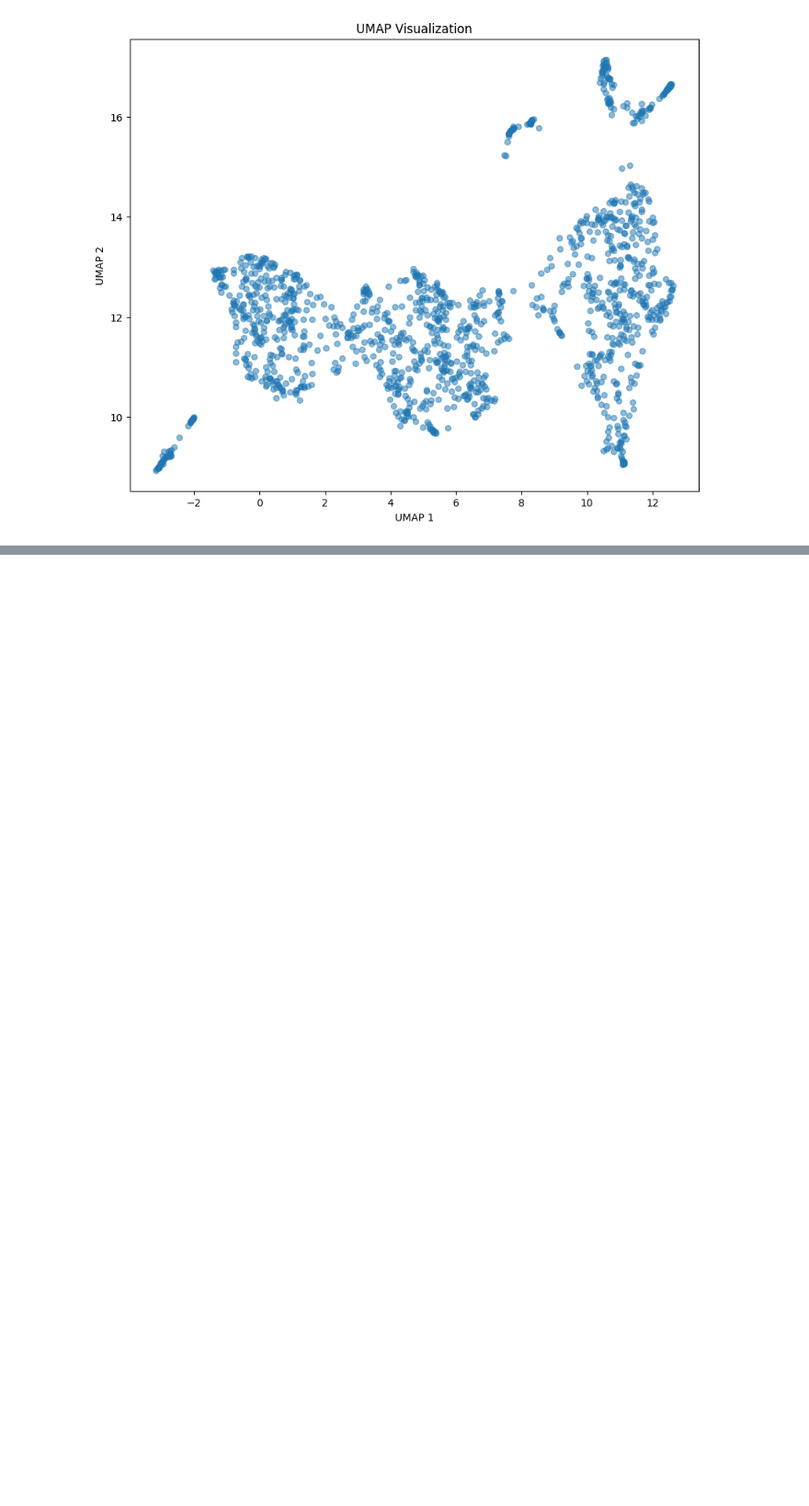
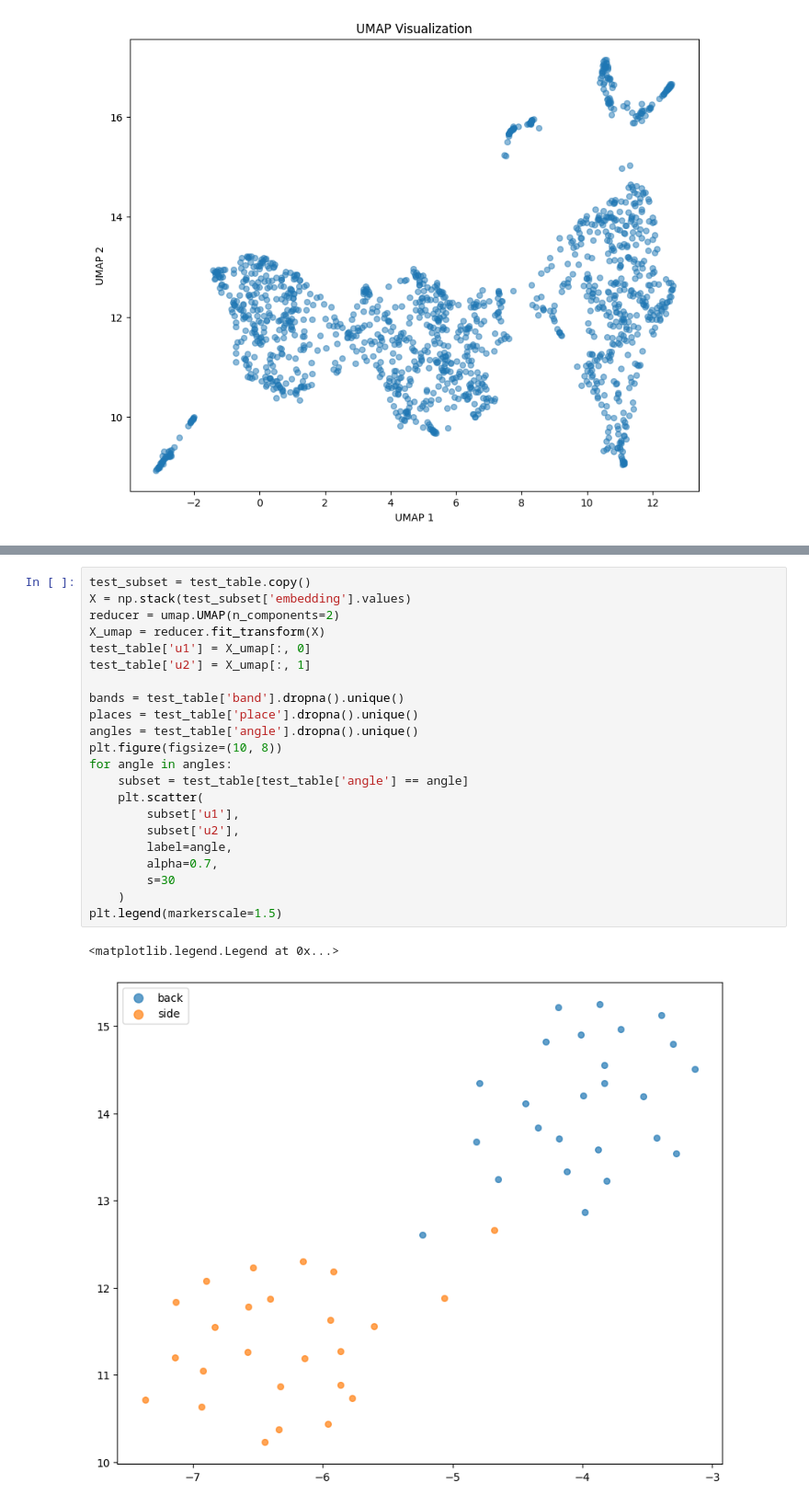
Before and after one commit to thisishiu/Golf-Pose, a Jupyter notebook: eda/stat_40ft.ipynb, the cells around one changed output, grey strips where cells are left out. Shown: that part at 92% size. Drawn from its saved outputs; the diff is of its cells as text; blank space fills up the shorter version.

```diff
--- a/eda/stat_60ft.ipynb
+++ b/eda/stat_40ft.ipynb
@@ -344,0 +432,25 @@ plt.show()
+# %%
+test_subset = test_table.copy()
+X = np.stack(test_subset['embedding'].values)
+reducer = umap.UMAP(n_components=2)
+X_umap = reducer.fit_transform(X)
+test_table['u1'] = X_umap[:, 0]
+test_table['u2'] = X_umap[:, 1]
+
+bands = test_table['band'].dropna().unique()
+places = test_table['place'].dropna().unique()
+angles = test_table['angle'].dropna().unique()
+plt.figure(figsize=(10, 8))
+for angle in angles:
+	subset = test_table[test_table['angle'] == angle]
+	plt.scatter(
+		subset['u1'],
+		subset['u2'],
+		label=angle,
+		alpha=0.7,
+		s=30
+	)
+plt.legend(markerscale=1.5)
+# %% [output]
+<matplotlib.legend.Legend at 0x...>
+[figure, added]
```
Also changed, not shown: parts of 7 cells of this notebook, 5 other files.
